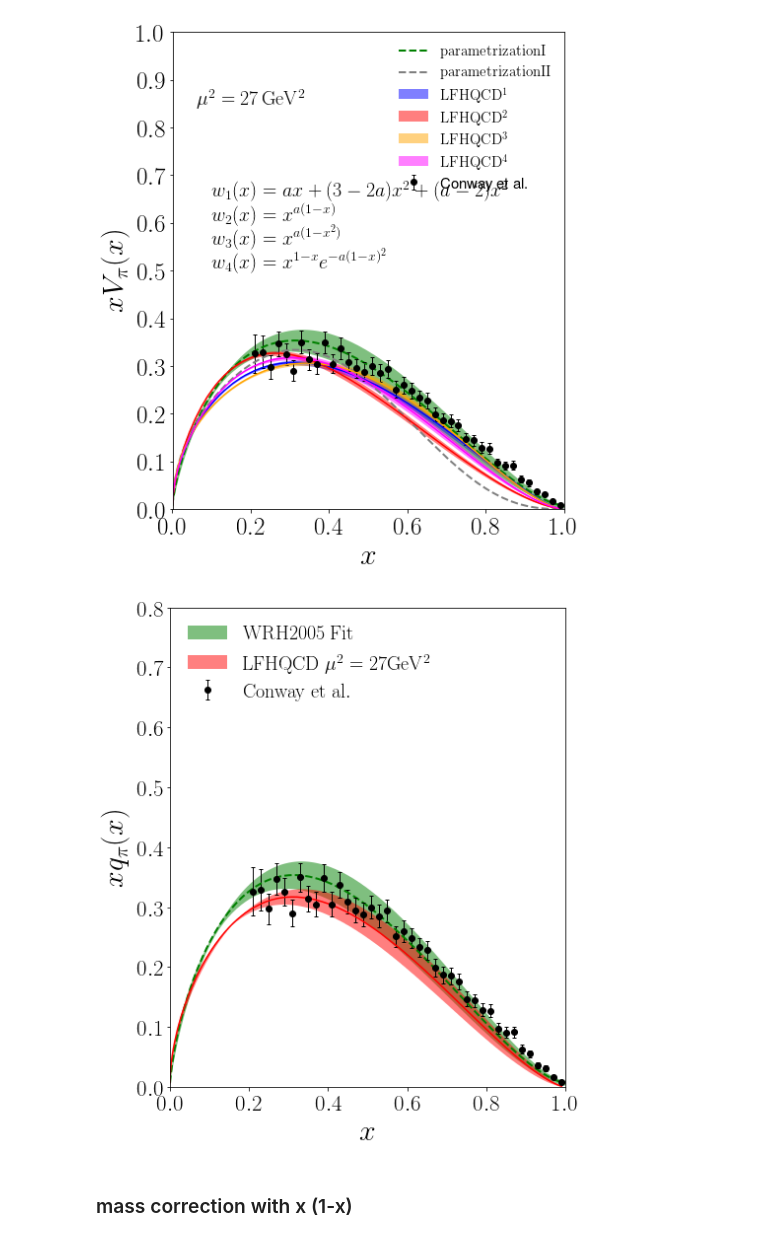
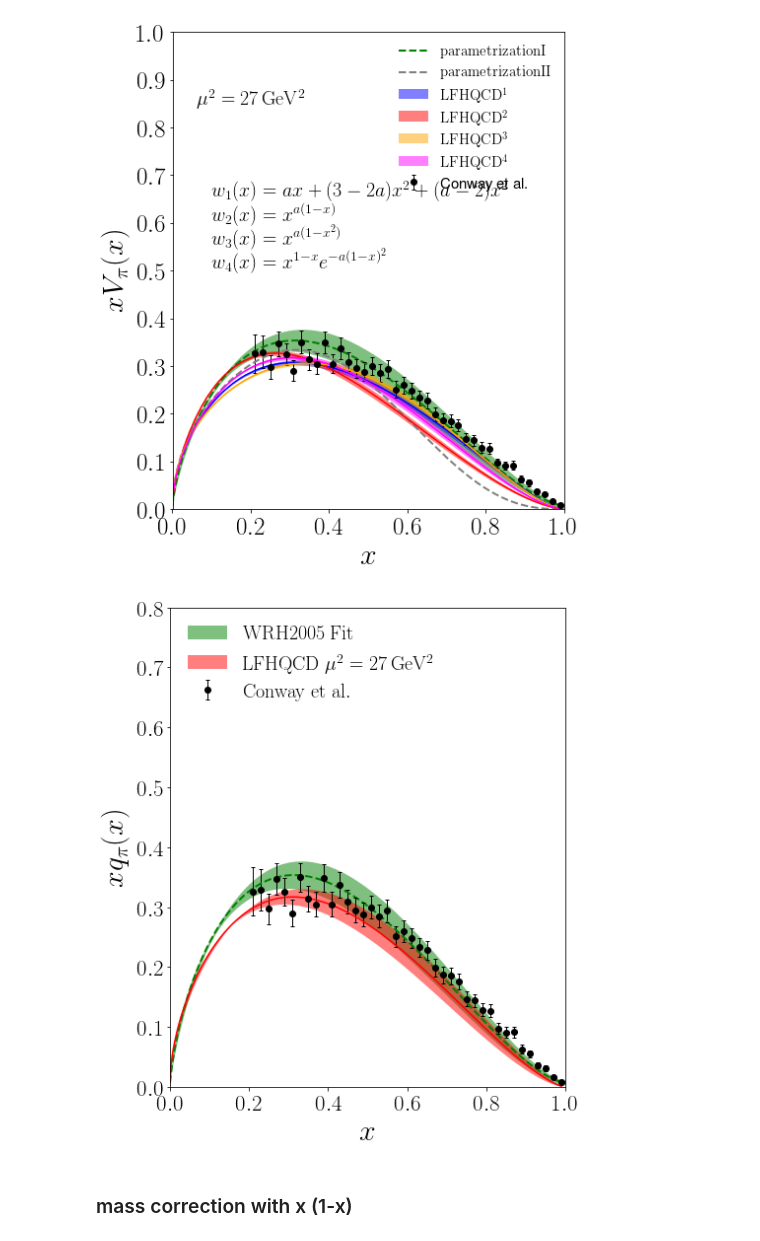
Before and after one commit to TianboLiu/LFHQCD, a Jupyter notebook: evolution/compare-pion.ipynb, the cells around one changed output. Saved outputs shown, nothing was run; the diff lists cells and outputs as text; code cells hidden in the pictures.

```diff
--- a/evolution/compare-pion.ipynb
+++ b/evolution/compare-pion.ipynb
@@ -223,36 +223,36 @@ ax.fill_between(xf['pion parameterization'][:,0].T, xf['pion parameterization'][
             color='green', alpha=0.5, linewidth=0, label=r'$\rm WRH2005~Fit$')
 #ax.plot(xf['pion parameterization NLL 5.2'][:,0].T, xf['pion parameterization NLL 5.2'][:,1].T, color='gray',ls='--', linewidth=2, label=r'$\rm parametrization~II$')
 ax.errorbar(xf['pion conway'][:,0].T, xf['pion conway'][:,1].T, yerr=xf['pion conway'][:,2].T, marker='o', capsize=2, linewidth=0, elinewidth=1, color='black', label=r'$\rm Conway~et~al.$')
 #exp3 input
 #ax.plot(xf['pion exp3 input'][:,0].T, xf['pion exp3 input'][:,1].T, color='grey', ls='-')
 #ax.fill_between(xf['pion exp3 input'][:,0].T,\
 #               (xf['pion exp3 input'][:,1]-((xf['pion exp3 input1'][:,1]-xf['pion exp3 input2'][:,1])**2)**0.5/2).T,\
 #               (xf['pion exp3 input'][:,1]+((xf['pion exp3 input1'][:,1]-xf['pion exp3 input2'][:,1])**2)**0.5/2).T,\
 #               color='grey', alpha=0.4, linewidth=0, label=r'$\rm LFHQCD~\mu_0^2=0.75GeV^2$')
 #exp4
 ax.plot(xf['pion exp4 central'][:,0].T, xf['pion exp4 central'][:,1].T, color='red', ls='-')
 ax.fill_between(xf['pion exp4 central'][:,0].T,\
                (xf['pion exp4 central'][:,1]-((xf['pion exp4 shift1'][:,1]-xf['pion exp4 shift2'][:,1])**2+(xf['pion exp4 shift3'][:,1]-xf['pion exp4 shift4'][:,1])**2)**0.5/2).T,\
                (xf['pion exp4 central'][:,1]+((xf['pion exp4 shift1'][:,1]-xf['pion exp4 shift2'][:,1])**2+(xf['pion exp4 shift3'][:,1]-xf['pion exp4 shift4'][:,1])**2)**0.5/2).T,\
-               color='red', alpha=0.5, linewidth=0, label=r'$\rm LFHQCD~\mu^2=27GeV^2$')
+               color='red', alpha=0.5, linewidth=0, label=r'$\rm LFHQCD~\mu^2=27\,GeV^2$')
 #setting
 ax.set_xlabel(r'$x$',size=30)
 ax.set_ylabel(r'$xq_\pi(x)$',size=30)
 ax.set_xlim(1e-3,1)
 ax.set_ylim(0,0.8)
 #ax.set_xscale('')
 ax.tick_params(axis='both', which='major', labelsize=23)
 #ax.set_xticks([0.0,0.2,0.4,0.6,0.8,1.0])
 ax.set_yticks([0.0,0.1,0.2,0.3,0.4,0.5,0.6,0.7,0.8])
 #ax.text(0.20,0.90,r'$\rm \mu_0^2=0.75\,GeV^2$',horizontalalignment='center',transform=ax.transAxes,size=20)
 #ax.text(0.20,0.85,r'$\rm \mu^2=27\,GeV^2$',horizontalalignment='center',transform=ax.transAxes,size=20)
 #ax.text(0.10,0.70,r'$w(x)=x^{1-x}e^{-a(1-x)^2}$',horizontalalignment='left',transform=ax.transAxes,size=20)
 ax.legend(fontsize=20,frameon=False, loc='upper left')
 
 py.tight_layout()
-py.savefig('results/pion-xv.png')
+py.savefig('results/pion-xv.pdf')
 # %% [output]
-[figure, old version]
+[figure, new version]
 # %% [markdown]
 ### mass correction with x (1-x)
 # %%
```
Also changed, not shown: 1 other file.
